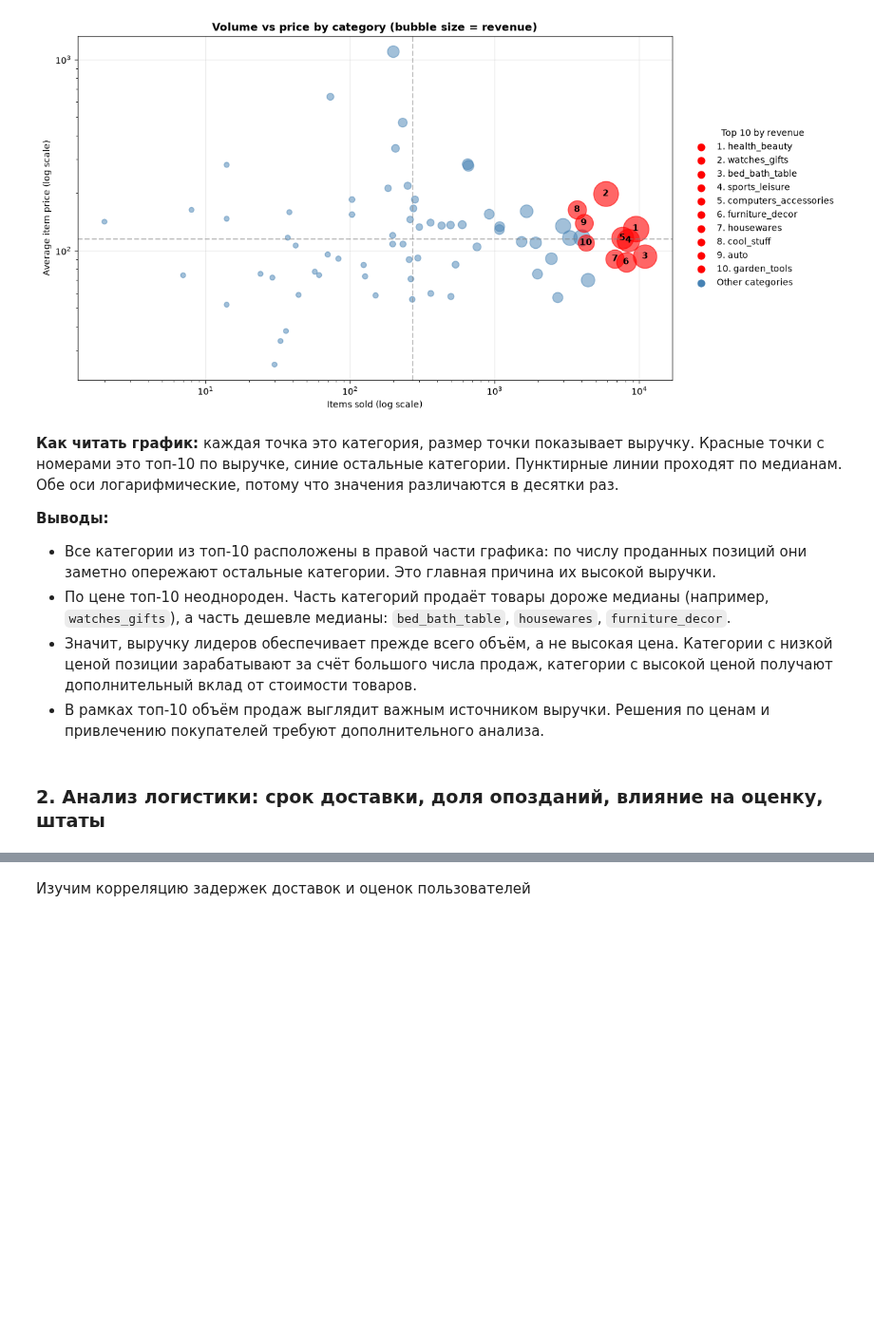
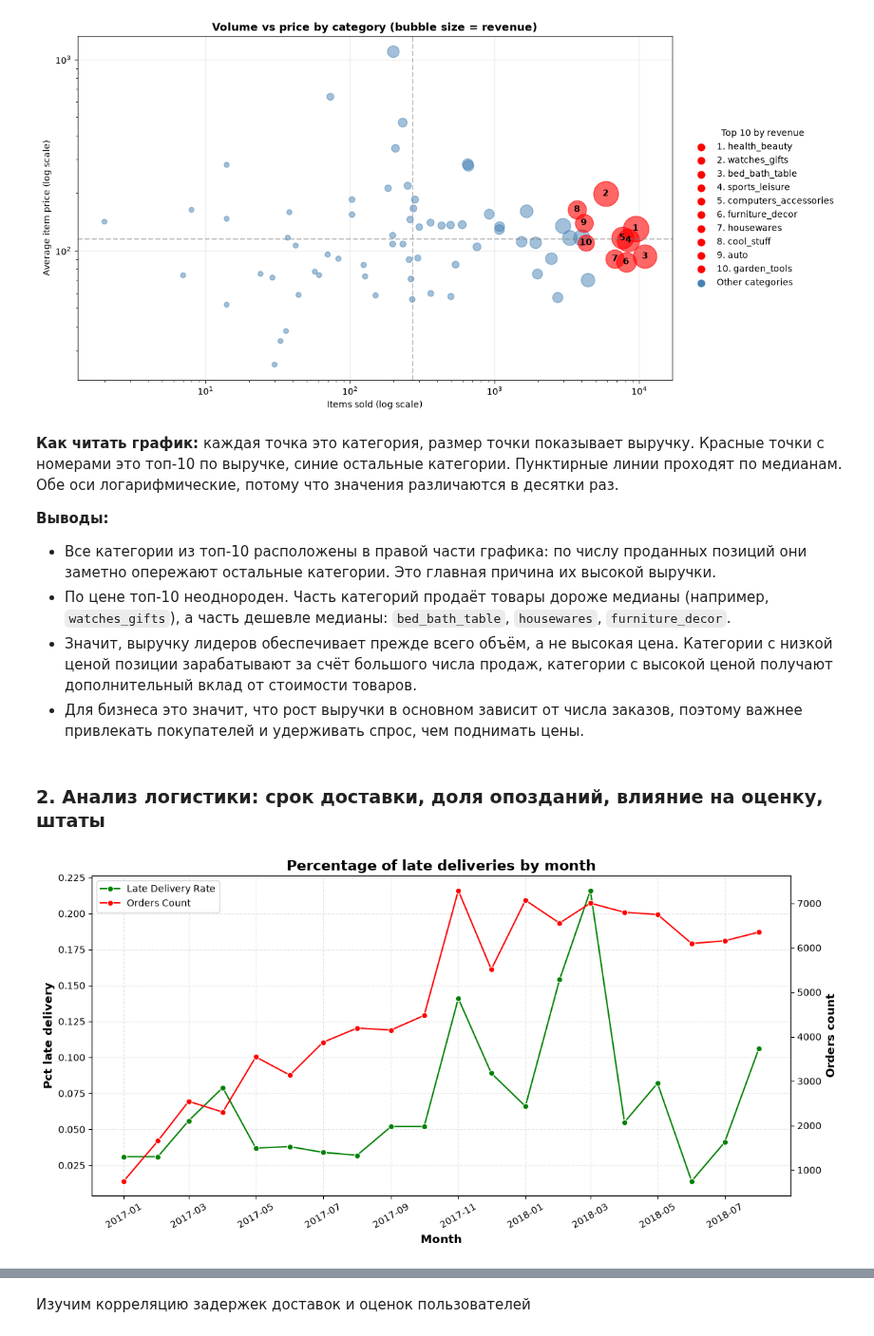
Before and after one commit to radmirmudarisov77-sketch/olist-ecommerce-sql-analysis, a Jupyter notebook: notebooks/01_eda.ipynb, the cells around one changed output, grey strips where cells are left out. Shown at 95% size. Cells and saved outputs as stored; diff of their text form; code cells hidden in the pictures; blank space fills up the shorter version.

```diff
--- a/notebooks/01_eda.ipynb
+++ b/notebooks/01_eda.ipynb
@@ -314,30 +317,32 @@ plt.show()
 - Все категории из топ-10 расположены в правой части графика: по числу проданных позиций они заметно опережают остальные категории. Это главная причина их высокой выручки.
 - По цене топ-10 неоднороден. Часть категорий продаёт товары дороже медианы (например, `watches_gifts`), а часть дешевле медианы: `bed_bath_table`, `housewares`, `furniture_decor`.
 - Значит, выручку лидеров обеспечивает прежде всего объём, а не высокая цена. Категории с низкой ценой позиции зарабатывают за счёт большого числа продаж, категории с высокой ценой получают дополнительный вклад от стоимости товаров.
-- В рамках топ-10 объём продаж выглядит важным источником выручки. Решения по ценам и привлечению покупателей требуют дополнительного анализа.
+- Для бизнеса это значит, что рост выручки в основном зависит от числа заказов, поэтому важнее привлекать покупателей и удерживать спрос, чем поднимать цены.
 # %% [markdown]
 ### **2. Анализ логистики: срок доставки, доля опозданий, влияние на оценку, штаты**
 # %%
-late = pd.read_sql("""select date_trunc('month', order_purchase_timestamp)::date as month, round(avg((order_estimated_delivery_date < order_delivered_customer_date)::int), 3) as late_delivery from orders_delivered group by month order by month""", engine)
+late = pd.read_sql("""select date_trunc('month', order_approved_at)::date as month, round(avg((order_estimated_delivery_date < order_delivered_customer_date)::int), 3) as late_delivery from orders_delivered group by month order by month""", engine)
 fig, ax1 = plt.subplots(figsize=(12, 6))
 line1 = sns.lineplot(data=late, x='month', y='late_delivery', marker='o', color='green', label='Late Delivery Rate')
 ax1.grid(alpha=0.3, linestyle='--')
 ax1.set_title('Percentage of late deliveries by month', fontsize=15, weight='bold')
 ax1.tick_params(axis='x', rotation=30)
 ax1.set_xlabel('Month', fontsize=12, weight='bold')
 ax1.set_ylabel('Pct late delivery', fontsize=12, weight='bold')
 
 ax2 = ax1.twinx()
-line2 = sns.lineplot(data=base, x='month', y='orders', marker='o', color='red', label='Orders Count', ax=ax2)
+line2 = sns.lineplot(data=base, x='month', y='orders', marker='o', color='red', label='Orders Count')
 ax2.set_ylabel('Orders count', fontsize=12, weight='bold')
 
 lines1, labels1 = ax1.get_legend_handles_labels()
 lines2, labels2 = ax2.get_legend_handles_labels()
 
 ax1.legend(lines1 + lines2, labels1 + labels2, loc='upper left')
 ax2.get_legend().remove()
 
 plt.tight_layout()
 plt.savefig("../images/percentage_late_del.png", dpi=150, bbox_inches="tight")
 plt.show()
+# %% [output]
+[figure, added]
 # %%
```
Also changed, not shown: parts of 17 cells of this notebook.
